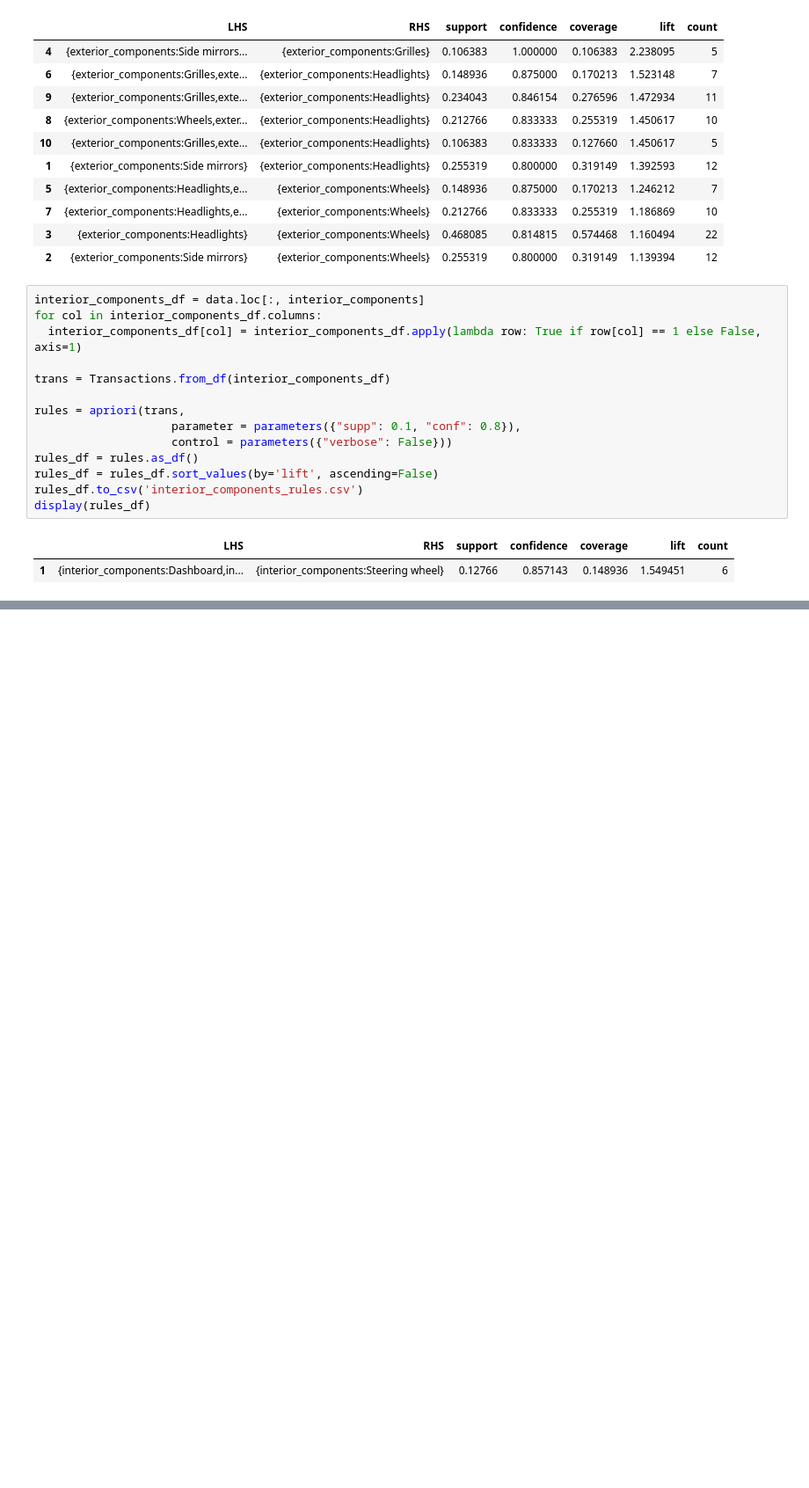
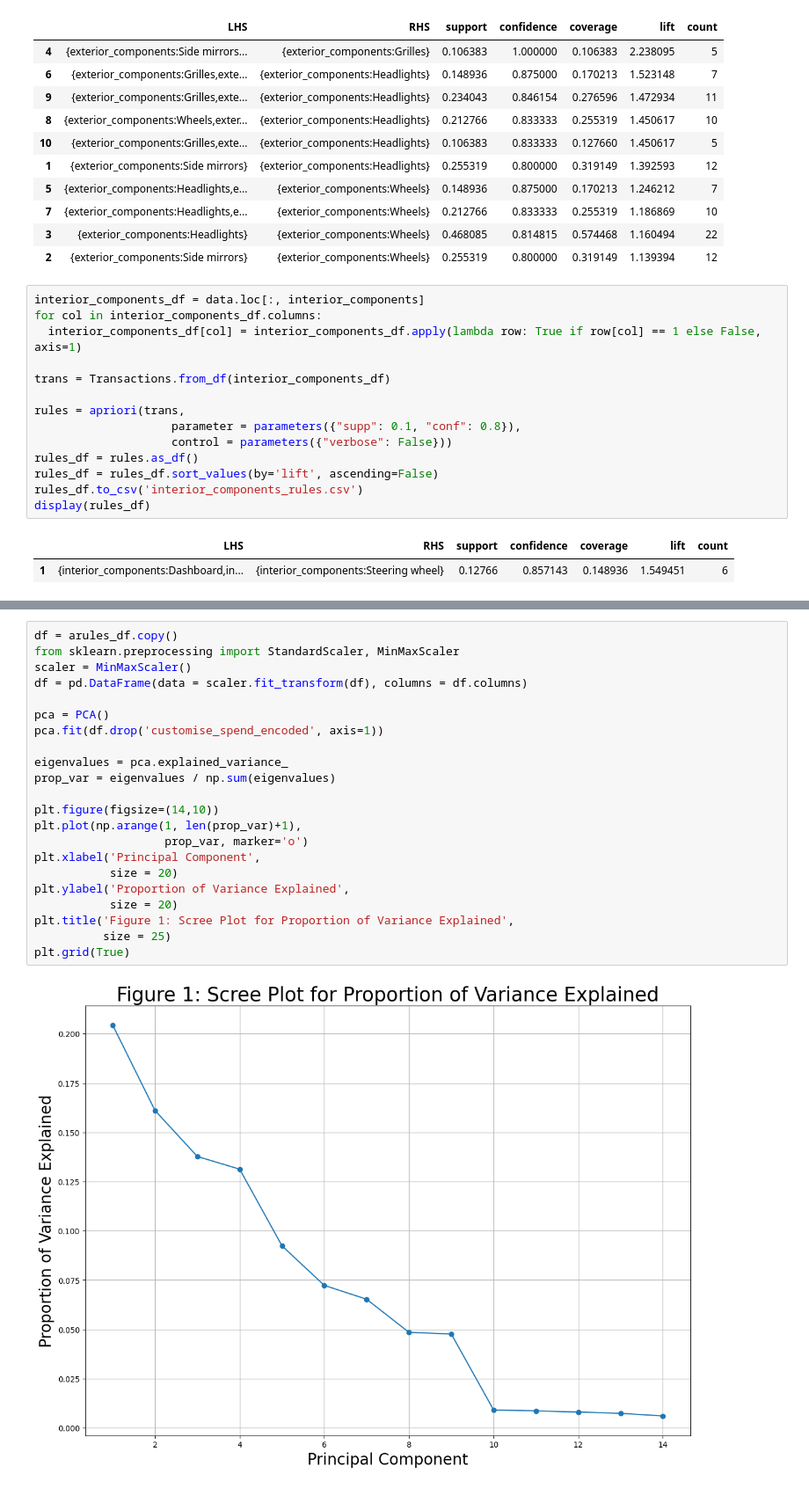
Before and after one commit to bentjh01/MA4829_Machine_Intelligence, a Jupyter notebook: DataAnalysis.ipynb, the cells around one changed output, grey strips where cells are left out. Shown at 88% size. Drawn from its saved outputs; the diff is of its cells as text; blank space fills up the shorter version.

```diff
--- a/DataAnalysis.ipynb
+++ b/DataAnalysis.ipynb
@@ -662,0 +636,24 @@ R[write to console]:  The calculated breaks are: 0, 0, 0, 3
+# %%
+df = arules_df.copy()
+from sklearn.preprocessing import StandardScaler, MinMaxScaler
+scaler = MinMaxScaler()
+df = pd.DataFrame(data = scaler.fit_transform(df), columns = df.columns)
+
+pca = PCA()
+pca.fit(df.drop('customise_spend_encoded', axis=1))
+
+eigenvalues = pca.explained_variance_
+prop_var = eigenvalues / np.sum(eigenvalues)
+
+plt.figure(figsize=(14,10))
+plt.plot(np.arange(1, len(prop_var)+1),
+                   prop_var, marker='o')
+plt.xlabel('Principal Component',
+           size = 20)
+plt.ylabel('Proportion of Variance Explained',
+           size = 20)
+plt.title('Figure 1: Scree Plot for Proportion of Variance Explained',
+          size = 25)
+plt.grid(True)
+# %% [output]
+[figure, added]
```
Also changed, not shown: parts of 5 cells of this notebook, 1 other file.
